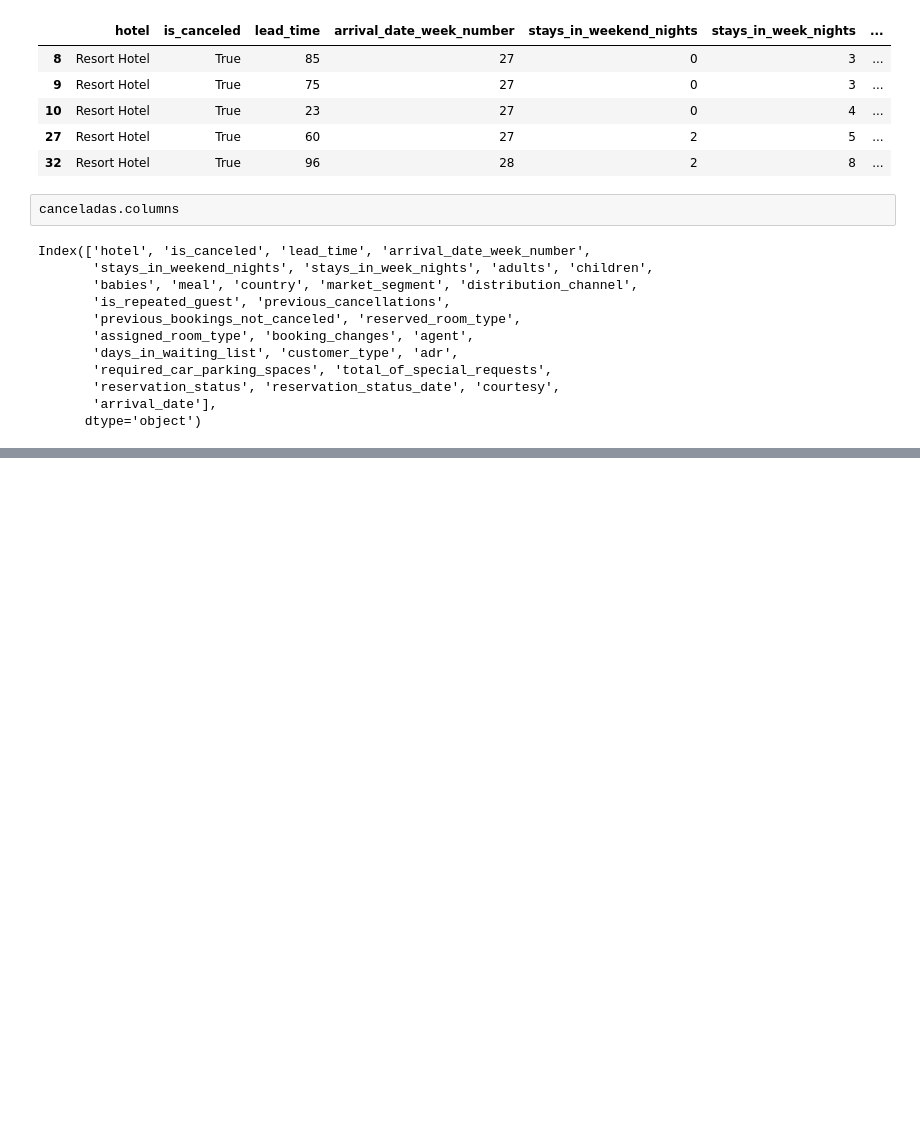
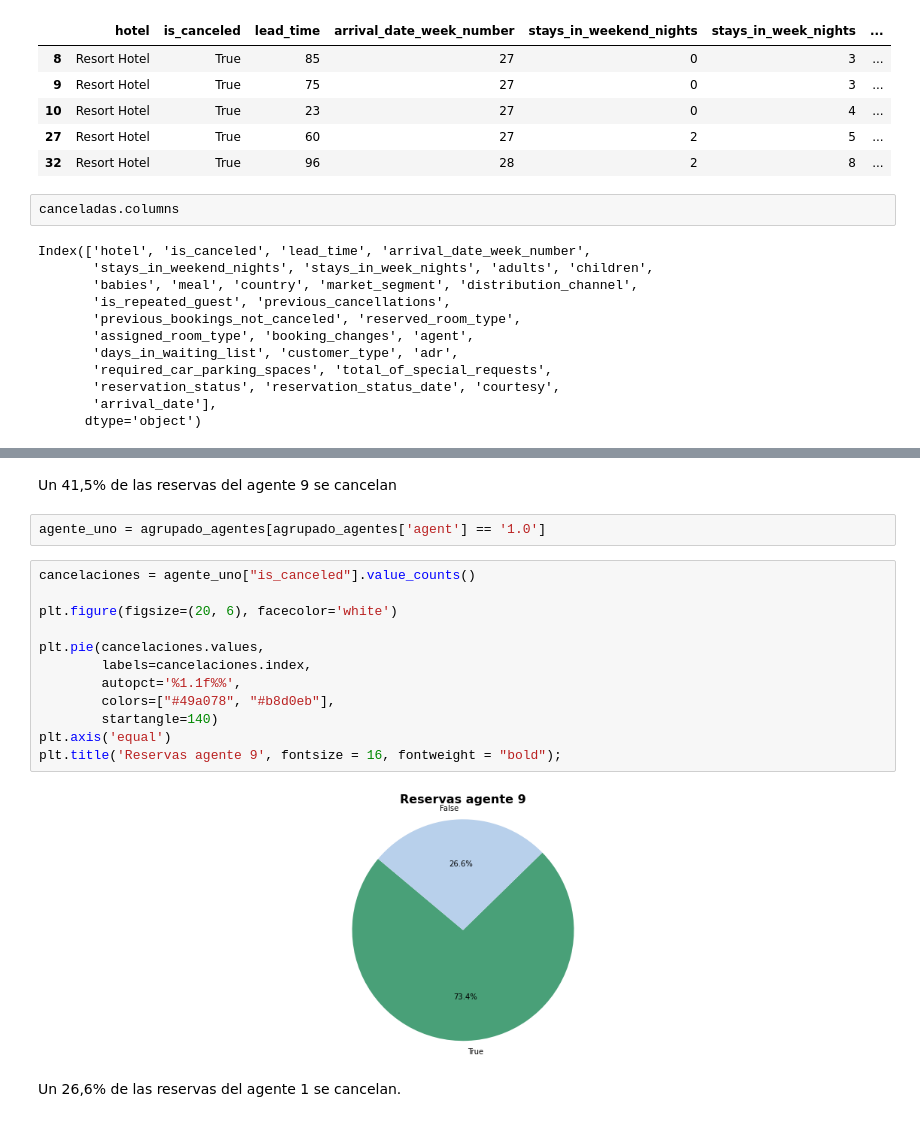
Before and after one commit to marinaescobar/proyecto-da-promo-G-modulo-4-team-4, a Jupyter notebook: report_patri.ipynb, the cells around one changed output, grey strips where cells are left out. Drawn from its saved outputs; the diff is of its cells as text; blank space fills up the shorter version.

```diff
--- a/report_patri.ipynb
+++ b/report_patri.ipynb
@@ -103,0 +196,20 @@ plt.show()
+# %% [markdown]
+Un 41,5% de las reservas del agente 9 se cancelan
+# %%
+agente_uno = agrupado_agentes[agrupado_agentes['agent'] == '1.0']
+# %%
+cancelaciones = agente_uno["is_canceled"].value_counts()
+
+plt.figure(figsize=(20, 6), facecolor='white')
+
+plt.pie(cancelaciones.values,
+        labels=cancelaciones.index,
+        autopct='%1.1f%%',
+        colors=["#49a078", "#b8d0eb"],
+        startangle=140)
+plt.axis('equal')
+plt.title('Reservas agente 9', fontsize = 16, fontweight = "bold");
+# %% [output]
+[figure, added]
+# %% [markdown]
+Un 26,6% de las reservas del agente 1 se cancelan.
```
Also changed, not shown: parts of 23 cells of this notebook.
